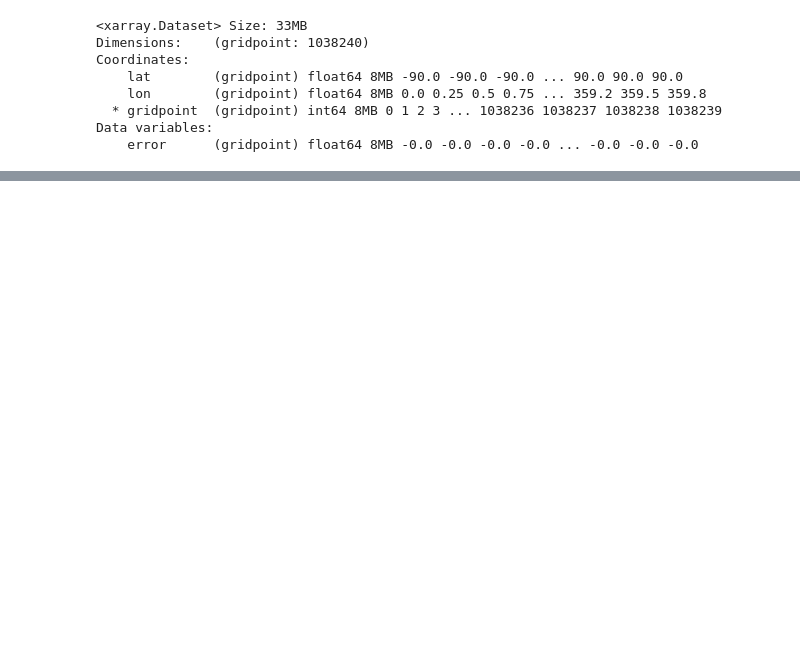
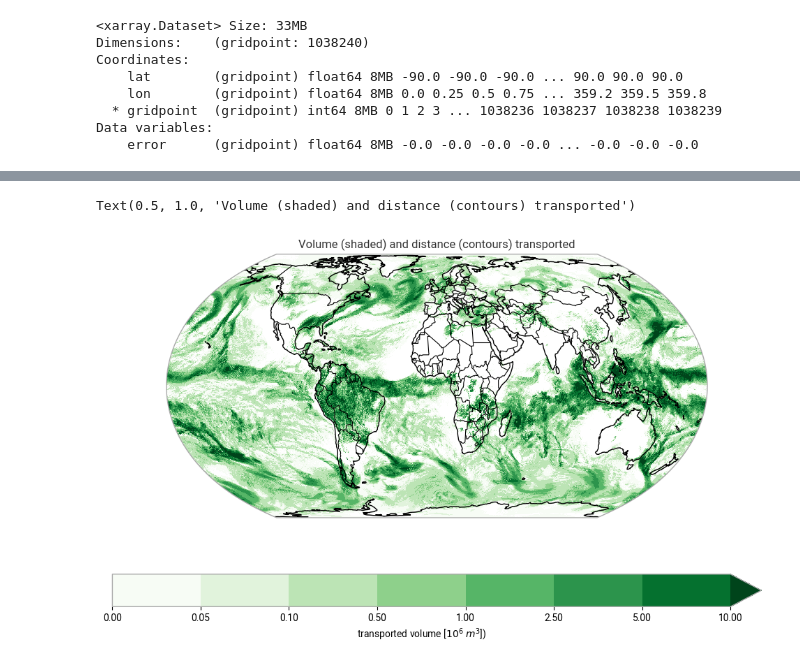
Before and after one commit to skokg/PAD_on_Sphere, a Jupyter notebook: example_PAD_on_sphere_on_xarrays.ipynb, the cells around one changed output, grey strips where cells are left out. Saved outputs shown, nothing was run; the diff lists cells and outputs as text; code cells hidden in the pictures; blank space fills up the shorter version.

```diff
--- a/example_PAD_on_sphere_on_xarrays.ipynb
+++ b/example_PAD_on_sphere_on_xarrays.ipynb
@@ -78,0 +162,16 @@ distance_ds = aggregate_transportplan_at_gridpoints(attr_df, latlon_df).to_xarra
+# %%
+fig = plt.figure(figsize=(12, 7))
+ax = plt.axes(projection=ccrs.EqualEarth())
+(kk.volume / 1000000).plot(
+    ax=ax, x="lon", y="lat", transform=ccrs.PlateCarree(),
+    cmap="Greens", levels=[0, 0.05, 0.1, 0.5, 1, 2.5, 5, 10],
+    cbar_kwargs = {"orientation": "horizontal",
+                   "label": r'transported volume [$10^6$ $m^3$])'
+                  },
+)
+ax.coastlines(color="black")
+ax.add_feature(cfeature.BORDERS, linestyle='-', linewidth=0.8, edgecolor="black")
+plt.title("Volume (shaded) and distance (contours) transported")
+# %% [output]
+Text(0.5, 1.0, 'Volume (shaded) and distance (contours) transported')
+[figure, added]
```
Also changed, not shown: parts of 12 cells of this notebook.
